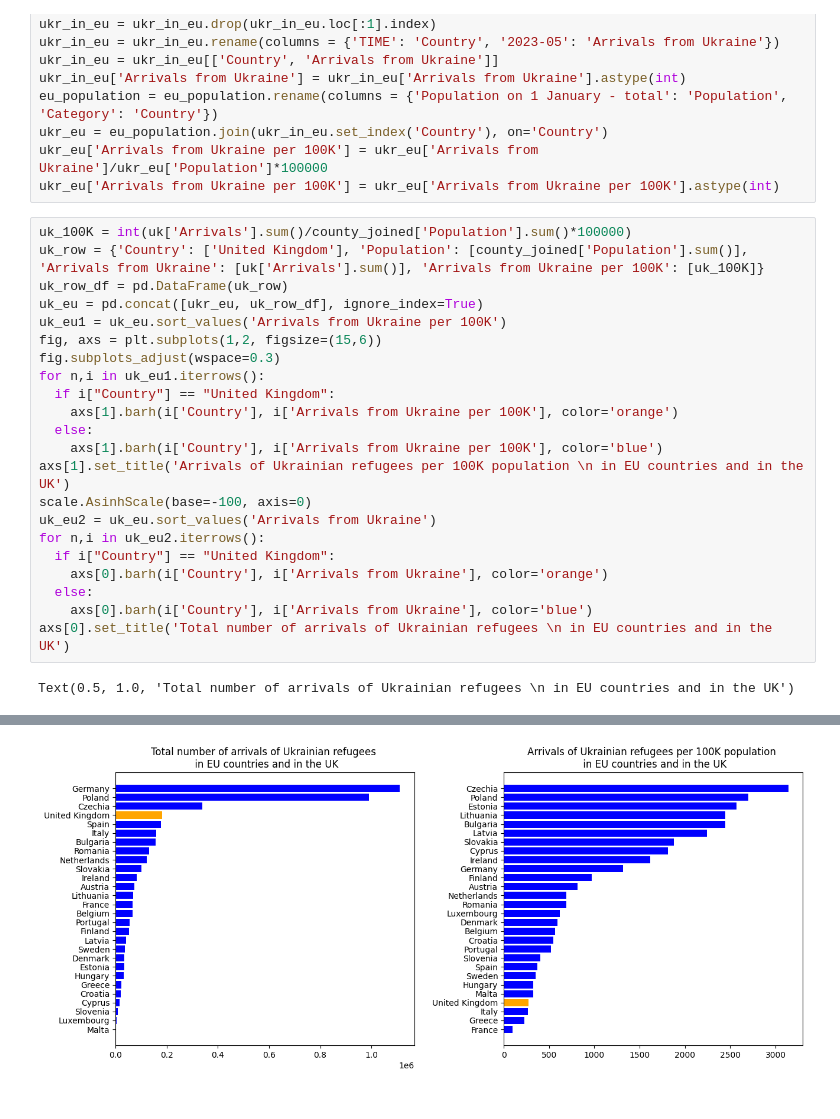
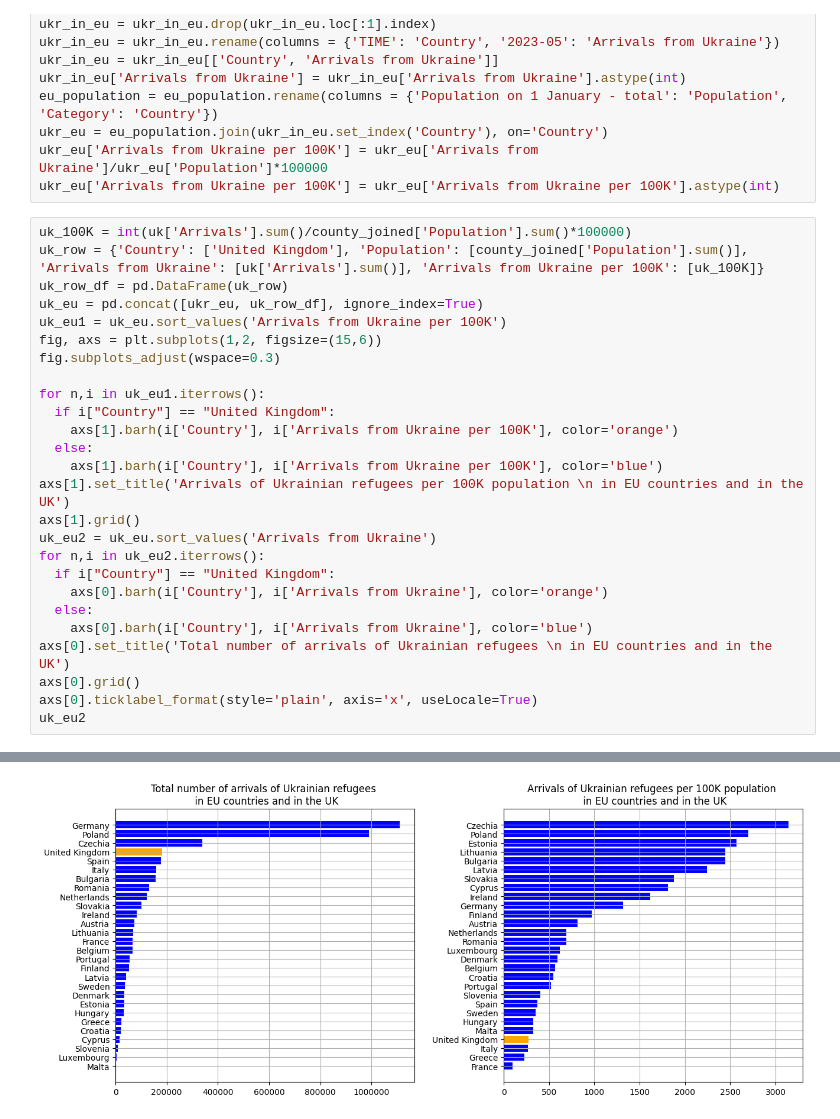
Before and after one commit to yuliiabosher/Python-with-Data-course, a Jupyter notebook: Worksheets/Data_Exploration_project.ipynb, the cells around one changed output, grey strips where cells are left out. Drawn from its saved outputs; the diff is of its cells as text.

```diff
--- a/Worksheets/Data_Exploration_project.ipynb
+++ b/Worksheets/Data_Exploration_project.ipynb
@@ -405,13 +407,14 @@ uk_eu = pd.concat([ukr_eu, uk_row_df], ignore_index=True)
 uk_eu1 = uk_eu.sort_values('Arrivals from Ukraine per 100K')
 fig, axs = plt.subplots(1,2, figsize=(15,6))
 fig.subplots_adjust(wspace=0.3)
+
 for n,i in uk_eu1.iterrows():
   if i["Country"] == "United Kingdom":
     axs[1].barh(i['Country'], i['Arrivals from Ukraine per 100K'], color='orange')
   else:
     axs[1].barh(i['Country'], i['Arrivals from Ukraine per 100K'], color='blue')
 axs[1].set_title('Arrivals of Ukrainian refugees per 100K population \n in EU countries and in the UK')
-scale.AsinhScale(base=-100, axis=0)
+axs[1].grid()
 uk_eu2 = uk_eu.sort_values('Arrivals from Ukraine')
 for n,i in uk_eu2.iterrows():
   if i["Country"] == "United Kingdom":
@@ -419,5 +422,7 @@ for n,i in uk_eu2.iterrows():
   else:
     axs[0].barh(i['Country'], i['Arrivals from Ukraine'], color='blue')
 axs[0].set_title('Total number of arrivals of Ukrainian refugees \n in EU countries and in the UK')
+axs[0].grid()
+axs[0].ticklabel_format(style='plain', axis='x', useLocale=True)
+uk_eu2
 # %% [output]
-Text(0.5, 1.0, 'Total number of arrivals of Ukrainian refugees \n in EU countries and in the UK')
@@ -424 +446 @@ Text(0.5, 1.0, 'Total number of arrivals of Ukrainian refugees \n in EU countrie
-[figure, old version]
+[figure, new version]
```
Also changed, not shown: parts of 5 cells of this notebook.
